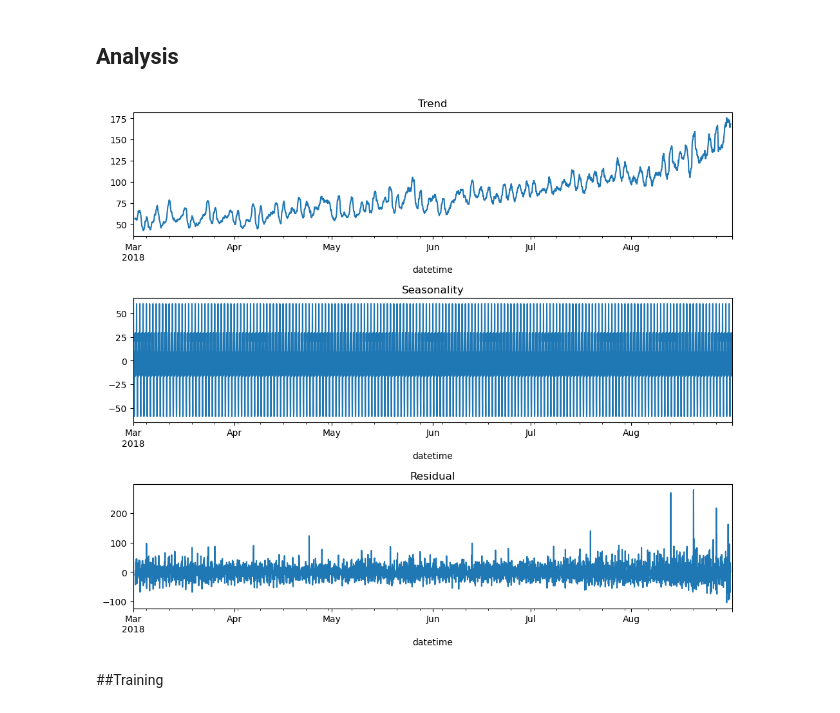
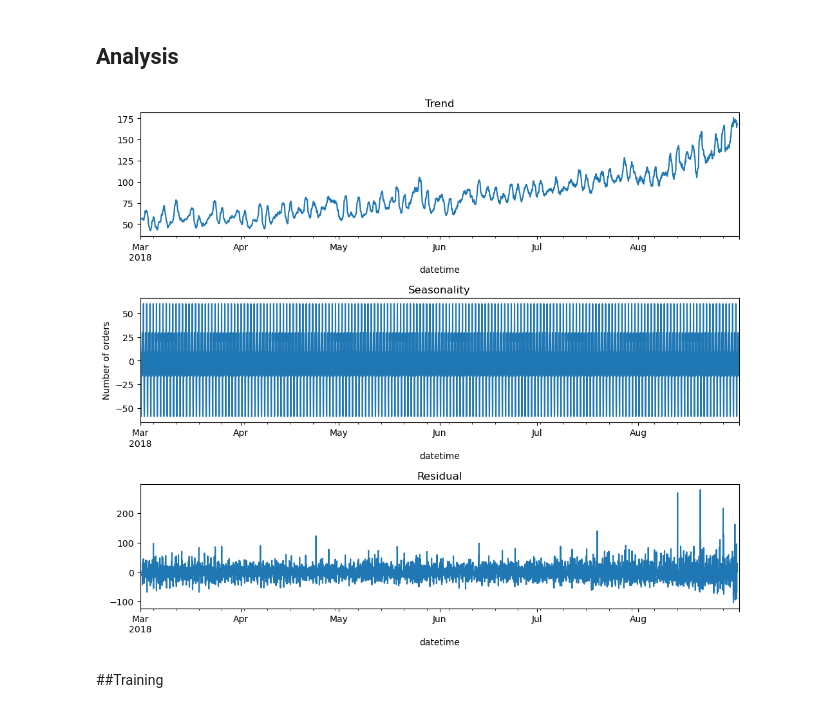
Before and after one commit to Taniage96/Sweet-Lift-Taxi, a Jupyter notebook: Sweet Lift Taxi.ipynb, the cells around one changed output. Saved outputs shown, nothing was run; the diff lists cells and outputs as text; code cells hidden in the pictures.

```diff
--- a/Sweet Lift Taxi.ipynb
+++ b/Sweet Lift Taxi.ipynb
@@ -110,32 +110,32 @@ df.head()
 # %%
 # Decompose the time series into trend, seasonality, and residual components
 decomposed = seasonal_decompose(df)
 
 # Create a figure with specified size
 plt.figure(figsize=(12,10))
 
 # Adjust spacing between subplots
 plt.subplots_adjust(hspace=0.5)
 
 # Create the first subplot for the trend component
 plt.subplot(311)  # 3 rows, 1 column, 1st subplot
 decomposed.trend.plot(ax=plt.gca())
 plt.title('Trend')
 
 # Create the second subplot for the seasonality component
 plt.subplot(312)  # 3 rows, 1 column, 2nd subplot
 decomposed.seasonal.plot(ax=plt.gca())
 plt.title('Seasonality')
-
+plt.ylabel('Number of orders')
 # Create the third subplot for the residual component
 plt.subplot(313)  # 3 rows, 1 column, 3rd subplot
 decomposed.resid.plot(ax=plt.gca())
 plt.title('Residual')
 
 # Show the plot
 plt.show()
 # %% [output]
-[figure, old version]
+[figure, new version]
 # %% [markdown]
 ##Training
 # %%
```
Also changed, not shown: parts of 29 cells of this notebook.
